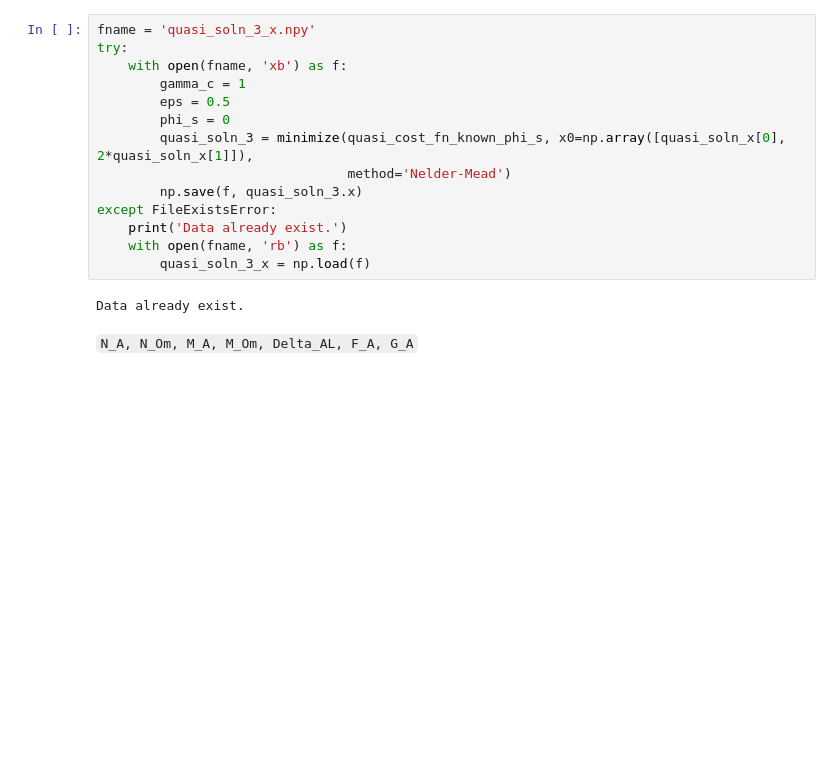
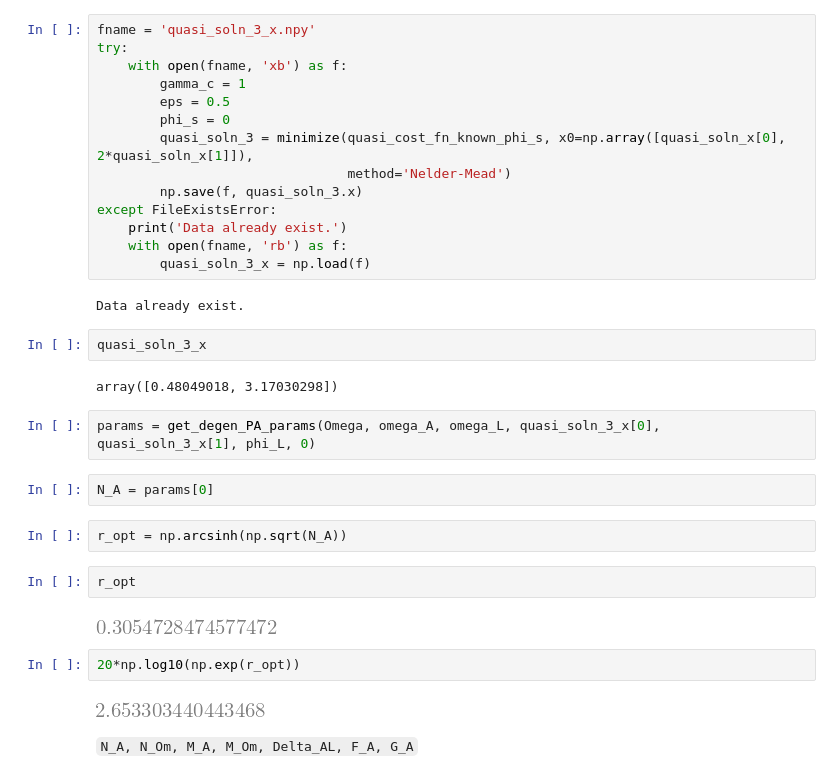
Before and after one commit to CQuIC/pysme, a Jupyter notebook: notebooks/mollow-triplets/mollow-triplets-3.ipynb, the cells around one changed output. Cells and saved outputs as stored; diff of their text form; blank space fills up the shorter version.

```diff
--- a/notebooks/mollow-triplets/mollow-triplets-3.ipynb
+++ b/notebooks/mollow-triplets/mollow-triplets-3.ipynb
@@ -482,6 +489,24 @@ except FileExistsError:
         quasi_soln_3_x = np.load(f)
 # %% [output]
 Data already exist.
+# %%
+quasi_soln_3_x
+# %% [output]
+array([0.48049018, 3.17030298])
+# %%
+params = get_degen_PA_params(Omega, omega_A, omega_L, quasi_soln_3_x[0], quasi_soln_3_x[1], phi_L, 0)
+# %%
+N_A = params[0]
+# %%
+r_opt = np.arcsinh(np.sqrt(N_A))
+# %%
+r_opt
+# %% [output]
+[figure, added]
+# %%
+20*np.log10(np.exp(r_opt))
+# %% [output]
+[figure, added]
 # %% [markdown]
 `N_A, N_Om, M_A, M_Om, Delta_AL, F_A, G_A`
 # %%
```
Also changed, not shown: parts of 2 cells of this notebook, 2 other files.
